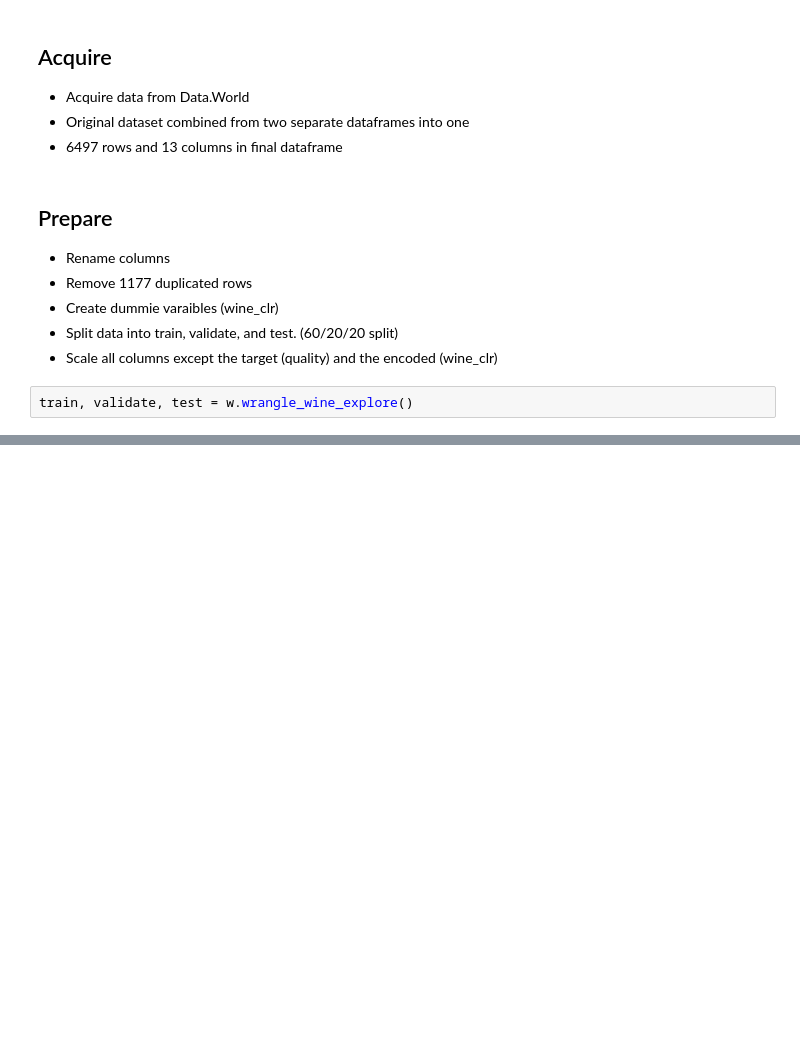
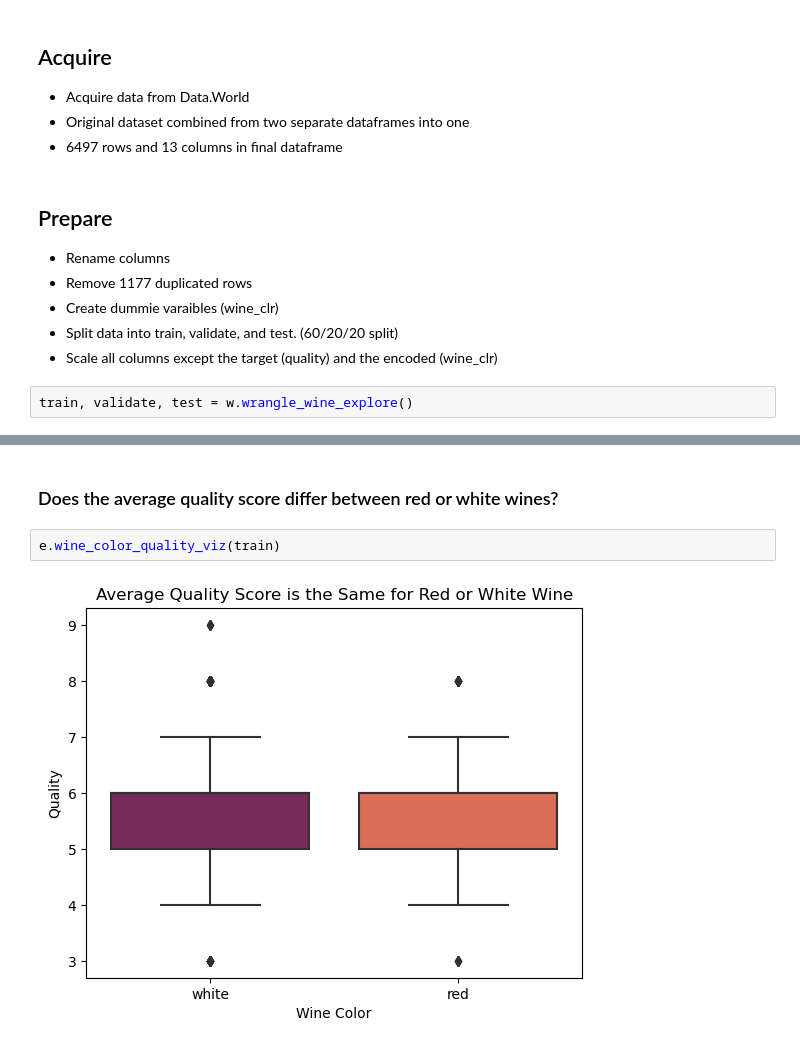
Before and after one commit to Codeup-Clustering-Project/wine_quality, a Jupyter notebook: final_report.ipynb, the cells around one changed output, grey strips where cells are left out. Cells and saved outputs as stored; diff of their text form; blank space fills up the shorter version.

```diff
--- a/final_report.ipynb
+++ b/final_report.ipynb
@@ -61,0 +93,6 @@ train, validate, test = w.wrangle_wine_explore()
+# %% [markdown]
+### Does the average quality score differ between red or white wines?
+# %%
+e.wine_color_quality_viz(train)
+# %% [output]
+[figure, added]
```
Also changed, not shown: parts of 24 cells of this notebook.
